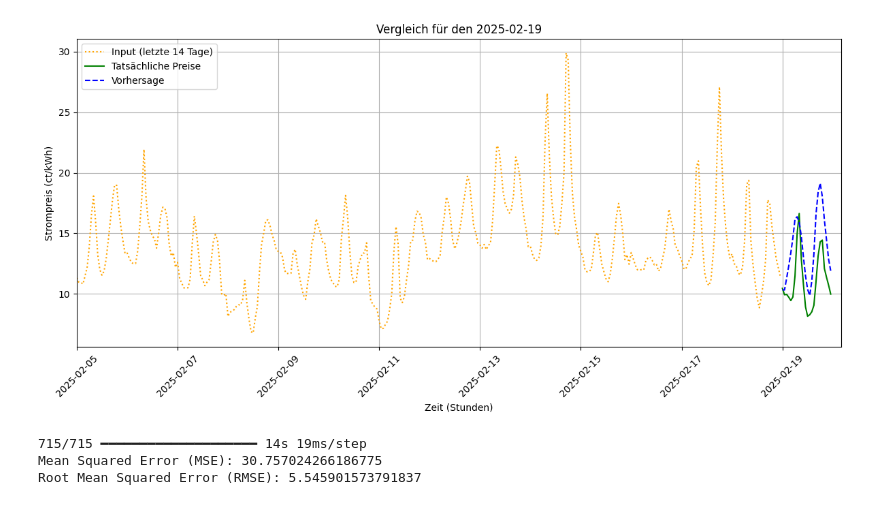
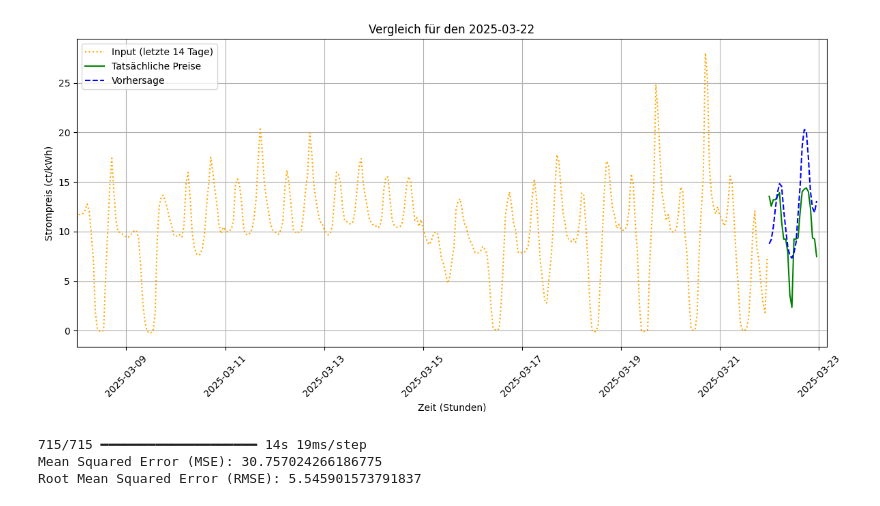
Before and after one commit to DarBr/BI-Steel-Project, a Jupyter notebook: machine_learning/model.ipynb, the cells around one changed output. Drawn from its saved outputs; the diff is of its cells as text; code cells hidden in the pictures.

Commit message:
updated plot for comparing data

```diff
--- a/machine_learning/model.ipynb
+++ b/machine_learning/model.ipynb
@@ -142,7 +142,7 @@ import pandas as pd
 from datetime import timedelta
 
 # Gewählter Tag und Vorbereitung der Daten
-chosen_date = '2025-02-19'
+chosen_date = '2025-03-22'
 start_date_input = pd.to_datetime(chosen_date) - timedelta(days=14)  # Startdatum 14 Tage vorher
 
 # Tatsächliche Preise des gewählten Tages
@@ -199,4 +199,4 @@ plt.show()
-[figure, old version]
+[figure, new version]
 # %%
 from sklearn.metrics import mean_squared_error
 import numpy as np
```
Also changed, not shown: parts of 3 cells of this notebook.
